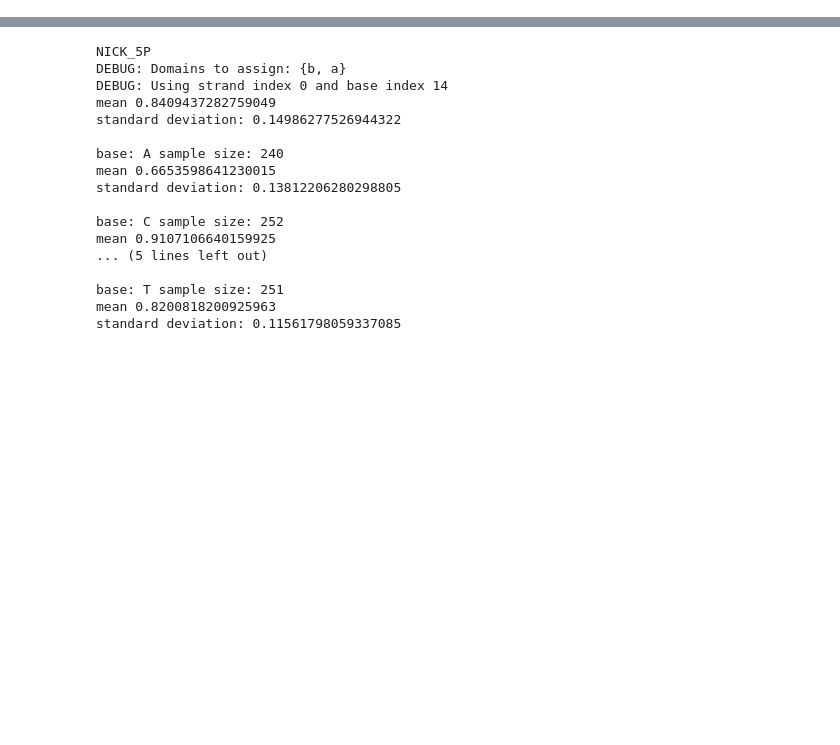
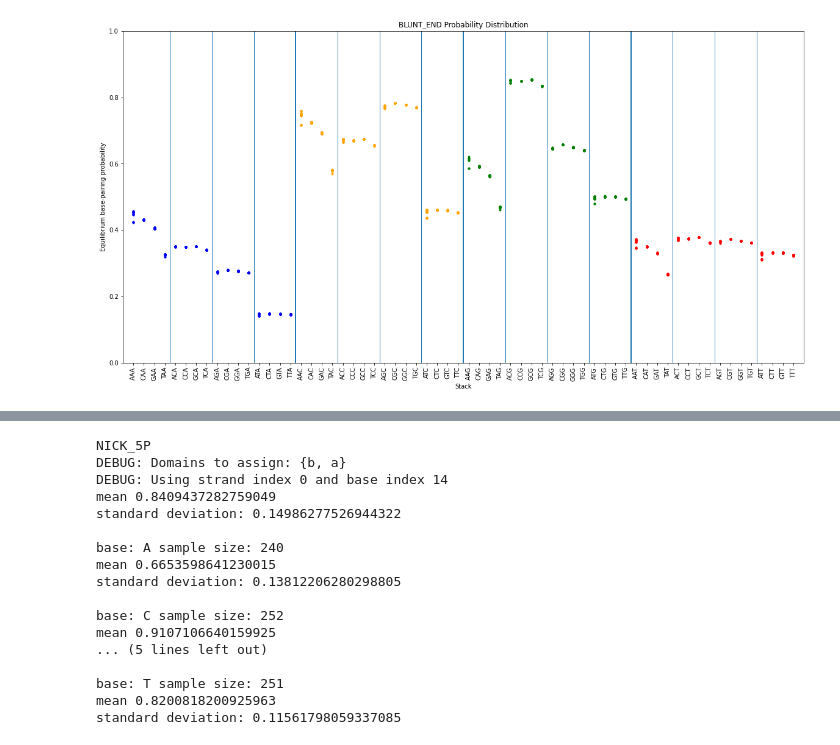
Before and after one commit to UC-Davis-molecular-computing/nuad, a Jupyter notebook: base_pair_probability.ipynb, the cells around one changed output, grey strips where cells are left out. Cells and saved outputs as stored; diff of their text form; code cells hidden in the pictures; blank space fills up the shorter version.

```diff
--- a/base_pair_probability.ipynb
+++ b/base_pair_probability.ipynb
@@ -184,3 +294,7 @@ standard deviation: 0.02822973808321057
+# %%
+blunt_end_last_three_bases_query.plot()
+# %% [output]
+[figure, added]
 # %%
 print('NICK_3P')
 #                       a      b
```
Also changed, not shown: parts of 17 cells of this notebook.
